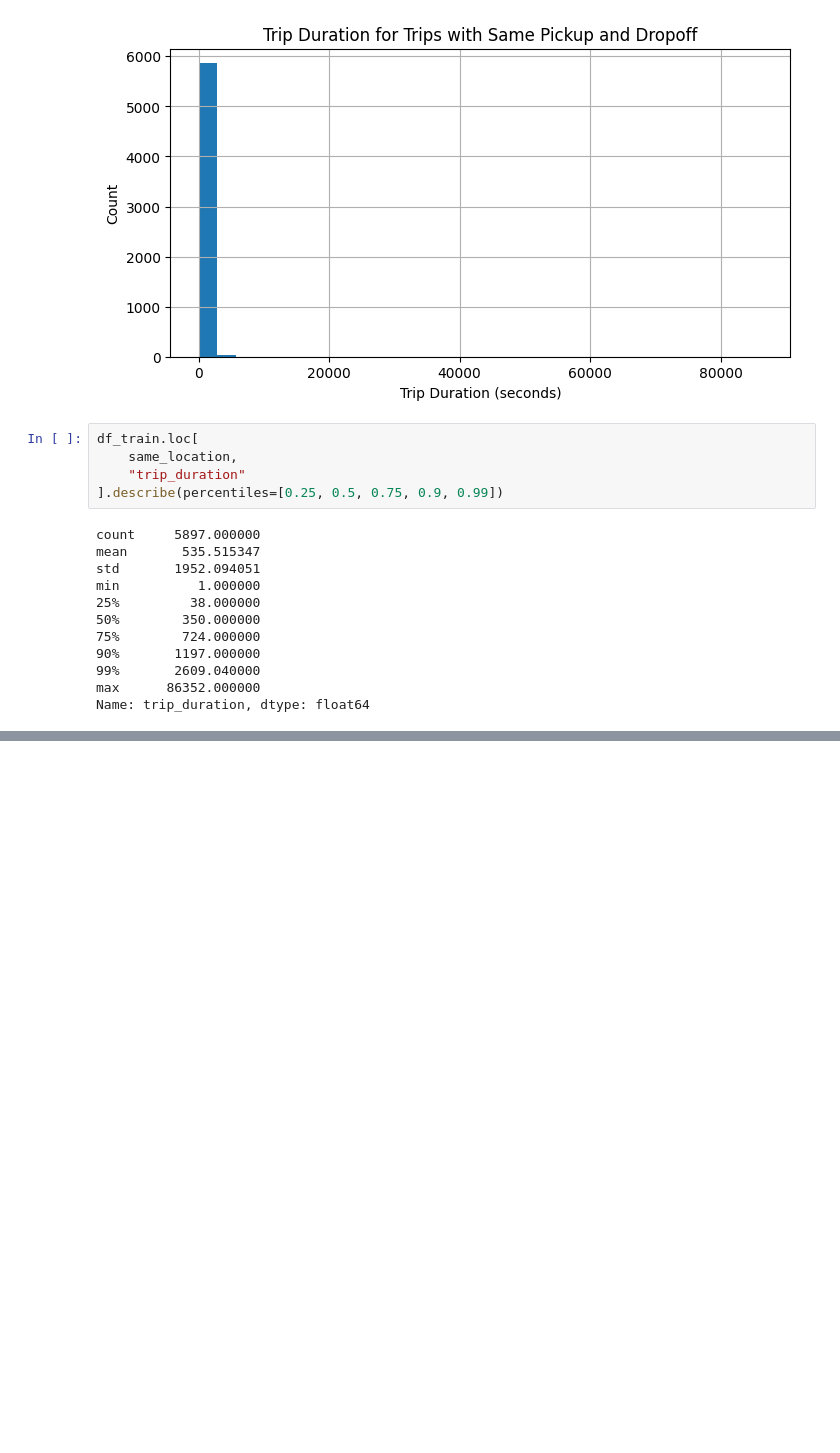
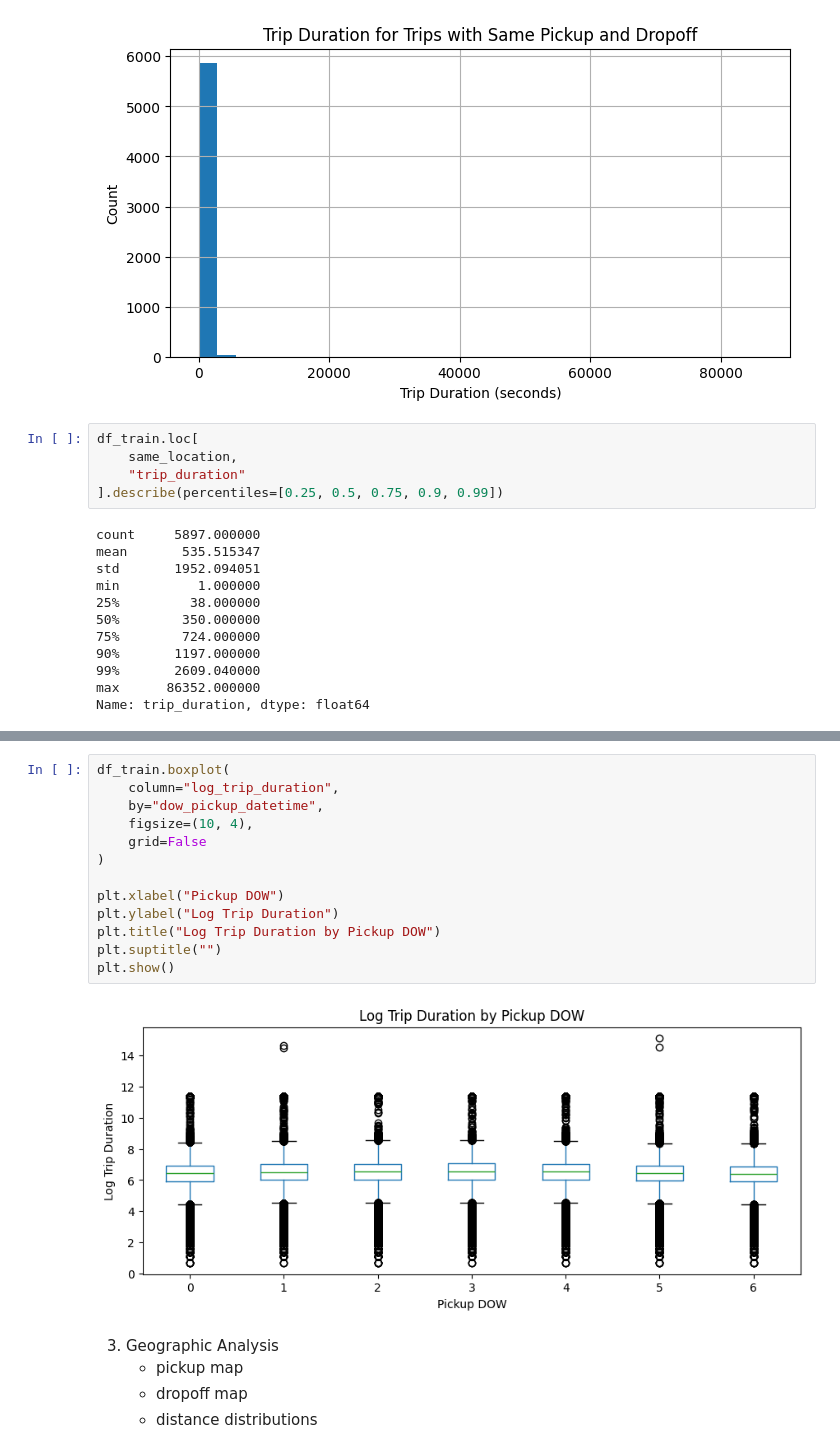
Before and after one commit to claricemottet/kaggle_NYC_taxi_times, a Jupyter notebook: exploratory_notebooks/data_exploration.ipynb, the cells around one changed output, grey strips where cells are left out. Cells and saved outputs as stored; diff of their text form; blank space fills up the shorter version.

```diff
--- a/exploratory_notebooks/data_exploration.ipynb
+++ b/exploratory_notebooks/data_exploration.ipynb
@@ -571,0 +668,20 @@ Name: trip_duration, dtype: float64
+# %%
+df_train.boxplot(
+    column="log_trip_duration",
+    by="dow_pickup_datetime",
+    figsize=(10, 4),
+    grid=False
+)
+
+plt.xlabel("Pickup DOW")
+plt.ylabel("Log Trip Duration")
+plt.title("Log Trip Duration by Pickup DOW")
+plt.suptitle("")
+plt.show()
+# %% [output]
+[figure, added]
+# %% [markdown]
+3. Geographic Analysis
+   - pickup map
+   - dropoff map
+   - distance distributions
```
Also changed, not shown: parts of 6 cells of this notebook, 1 other file.
